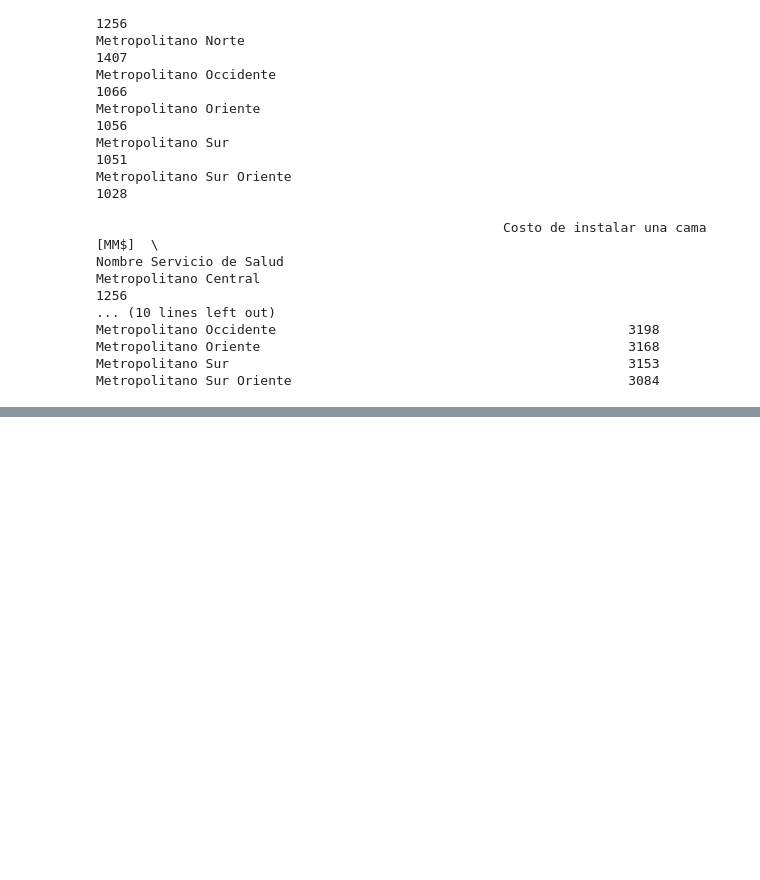
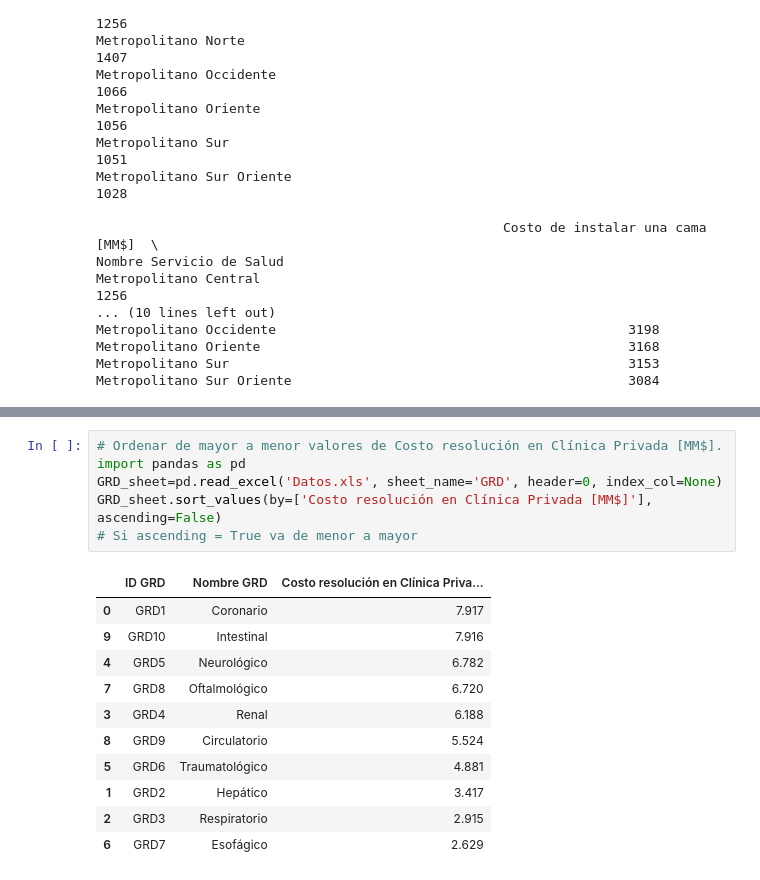
Before and after one commit to remunozz/cienciaDeDatos, a Jupyter notebook: evaluacion1.ipynb, the cells around one changed output, grey strips where cells are left out. Cells and saved outputs as stored; diff of their text form; blank space fills up the shorter version.

```diff
--- a/evaluacion1.ipynb
+++ b/evaluacion1.ipynb
@@ -318,0 +422,18 @@ Metropolitano Sur Oriente                                           3084
+# %%
+# Ordenar de mayor a menor valores de Costo resolución en Clínica Privada [MM$].
+import pandas as pd
+GRD_sheet=pd.read_excel('Datos.xls', sheet_name='GRD', header=0, index_col=None)
+GRD_sheet.sort_values(by=['Costo resolución en Clínica Privada [MM$]'], ascending=False)
+# Si ascending = True va de menor a mayor
+# %% [output]
+|  | ID GRD | Nombre GRD | Costo resolución en Clínica Priva... |
+| 0 | GRD1 | Coronario | 7.917 |
+| 9 | GRD10 | Intestinal | 7.916 |
+| 4 | GRD5 | Neurológico | 6.782 |
+| 7 | GRD8 | Oftalmológico | 6.720 |
+| 3 | GRD4 | Renal | 6.188 |
+| 8 | GRD9 | Circulatorio | 5.524 |
+| 5 | GRD6 | Traumatológico | 4.881 |
+| 1 | GRD2 | Hepático | 3.417 |
+| 2 | GRD3 | Respiratorio | 2.915 |
+| 6 | GRD7 | Esofágico | 2.629 |
```
Also changed, not shown: parts of 8 cells of this notebook, 1 other file.
